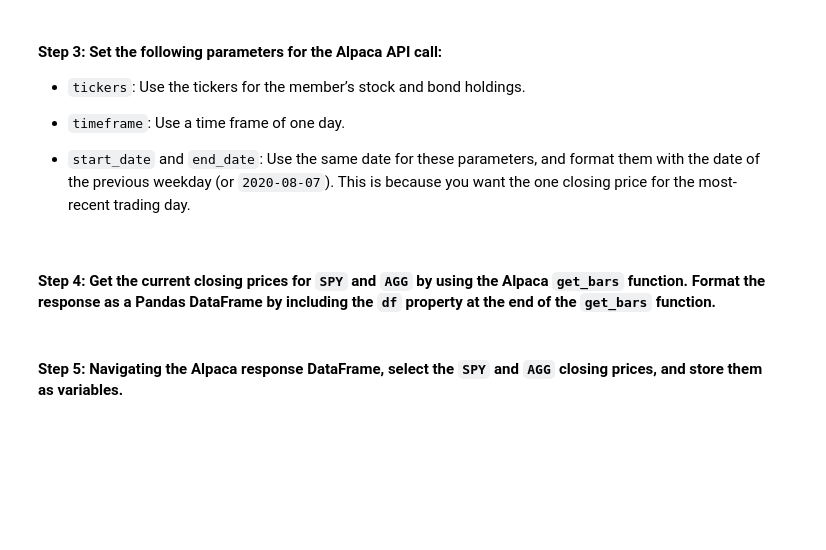
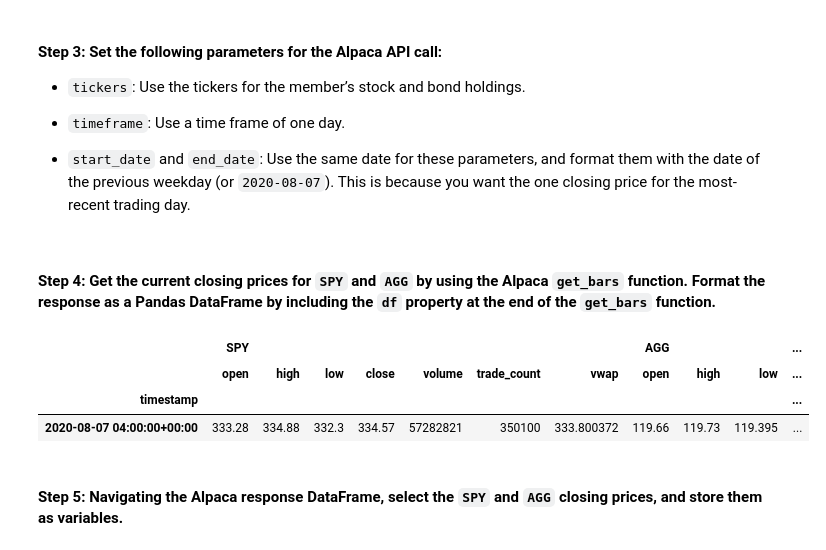
Before and after one commit to AndrewRBader/module5_challenge, a Jupyter notebook: financial_planning_tools.ipynb, the cells around one changed output. Drawn from its saved outputs; the diff is of its cells as text; code cells hidden in the pictures; blank space fills up the shorter version.

Commit message:
created stock and bond dataframes

```diff
--- a/financial_planning_tools.ipynb
+++ b/financial_planning_tools.ipynb
@@ -204,33 +211,59 @@ agg_shares = 200
 - `start_date` and `end_date`: Use the same date for these parameters, and format them with the date of the previous weekday (or `2020-08-07`). This is because you want the one closing price for the most-recent trading day.
 # %%
 # Set the tickers for both the bond and stock portion of the portfolio
-# YOUR CODE HERE
+
+# AGG represents the bond portion off the client's portfolio and SPY represents the stock portion of the clients portfolio
+tickers = ['SPY', 'AGG']
 
 # Set timeframe to 1Day
-# YOUR CODE HERE
+timeframe = '1Day'
+
 
 # Format current date as ISO format
 # Set both the start and end date at the date of your prior weekday
 # This will give you the closing price of the previous trading day
 # Alternatively you can use a start and end date of 2020-08-07
-# YOUR CODE HERE
-# YOUR CODE HERE
+
+# Using start and end date of 2020-08-07
+start_date_string = "2020-08-07"
+end_date_string = "2020-08-07"
+
+# Formatting current date as ISO format
+start_date = pd.Timestamp(start_date_string, tz="America/New_York").isoformat()
+end_date = pd.Timestamp(end_date_string, tz="America/New_York").isoformat()
 # %% [markdown]
 #### Step 4: Get the current closing prices for `SPY` and `AGG` by using the Alpaca `get_bars` function. Format the response as a Pandas DataFrame by including the `df` property at the end of the `get_bars` function.
 # %%
 # Use the Alpaca get_bars function to get current closing prices the portfolio
 # Be sure to set the `df` property after the function to format the response object as a DataFrame
-# YOUR CODE HERE
+df_portfolio = alpaca.get_bars(
+    tickers,
+    timeframe,
+    start = start_date,
+    end = end_date
+).df
 
 # Reorganize the DataFrame
 # Separate ticker data
-# YOUR CODE HERE
+# Each ticker selection is in its own dataframe
+
+# SPY (stock portion) dataframe
+spy_df = df_portfolio[df_portfolio['symbol']=='SPY'].drop('symbol', axis=1)
+
+# AGG (bond portion) dataframe
+agg_df = df_portfolio[df_portfolio['symbol']=='AGG'].drop('symbol', axis=1)
 
 # Concatenate the ticker DataFrames
-# YOUR CODE HERE
+holdings_portfolio_df = pd.concat([spy_df,agg_df],axis=1, keys=['SPY','AGG'])
 
 # Review the first 5 rows of the Alpaca DataFrame
-# YOUR CODE HERE
+# using .head() function
+holdings_portfolio_df.head()
+# %% [output]
+|  | SPY |  |  |  |  |  |  | AGG |  |  | ... |
+|  | open | high | low | close | volume | trade_count | vwap | open | high | low | ... |
+| timestamp |  |  |  |  |  |  |  |  |  |  | ... |
+| 2020-08-07 04:00:00+00:00 | 333.28 | 334.88 | 332.3 | 334.57 | 57282821 | 350100 | 333.800372 | 119.66 | 119.73 | 119.395 | ... |
 # %% [markdown]
 #### Step 5: Navigating the Alpaca response DataFrame, select the `SPY` and `AGG` closing prices, and store them as variables.
 # %%
```
Also changed, not shown: parts of 2 cells of this notebook.
